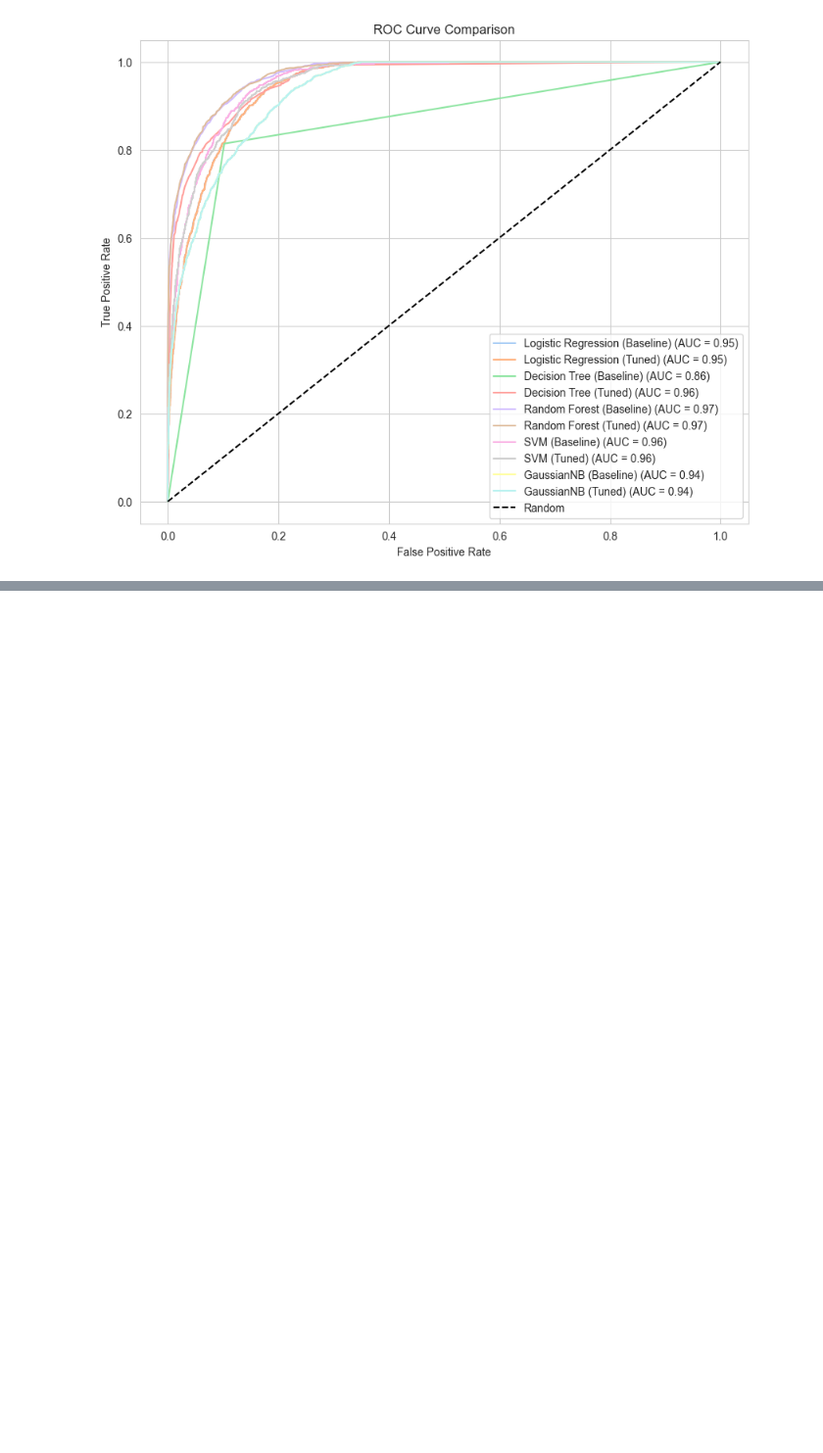
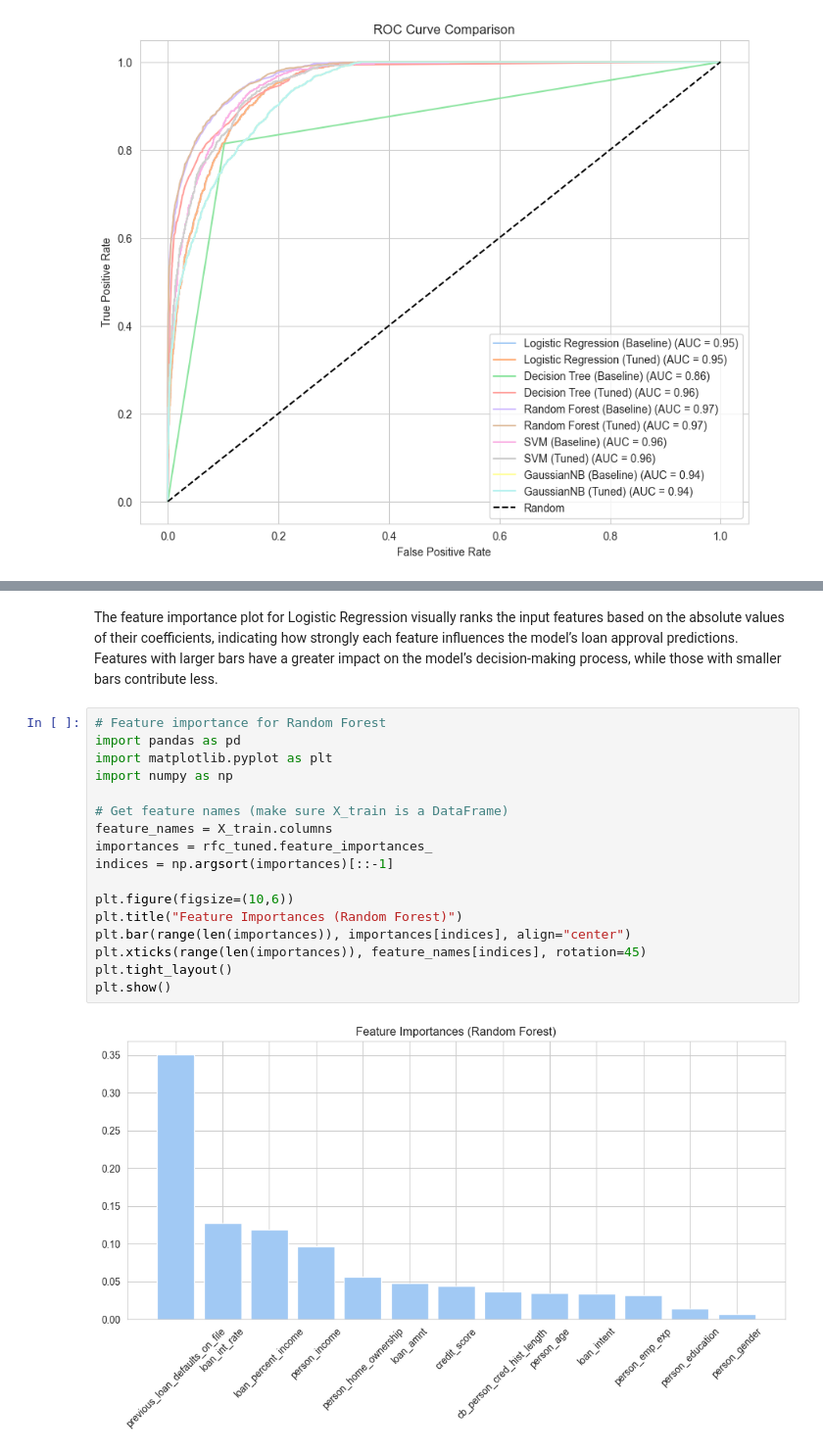
Before and after one commit to keanteng/wqd7012-assignment-1, a Jupyter notebook: code.ipynb, the cells around one changed output, grey strips where cells are left out. Shown at 98% size. Saved outputs shown, nothing was run; the diff lists cells and outputs as text; blank space fills up the shorter version.

```diff
--- a/code.ipynb
+++ b/code.ipynb
@@ -1070,0 +1090,21 @@ plt.show()
+# %% [markdown]
+The feature importance plot for Logistic Regression visually ranks the input features based on the absolute values of their coefficients, indicating how strongly each feature influences the model’s loan approval predictions. Features with larger bars have a greater impact on the model’s decision-making process, while those with smaller bars contribute less.
+# %%
+# Feature importance for Random Forest
+import pandas as pd
+import matplotlib.pyplot as plt
+import numpy as np
+
+# Get feature names (make sure X_train is a DataFrame)
+feature_names = X_train.columns
+importances = rfc_tuned.feature_importances_
+indices = np.argsort(importances)[::-1]
+
+plt.figure(figsize=(10,6))
+plt.title("Feature Importances (Random Forest)")
+plt.bar(range(len(importances)), importances[indices], align="center")
+plt.xticks(range(len(importances)), feature_names[indices], rotation=45)
+plt.tight_layout()
+plt.show()
+# %% [output]
+[figure, added]
```
Also changed, not shown: parts of 6 cells of this notebook.
